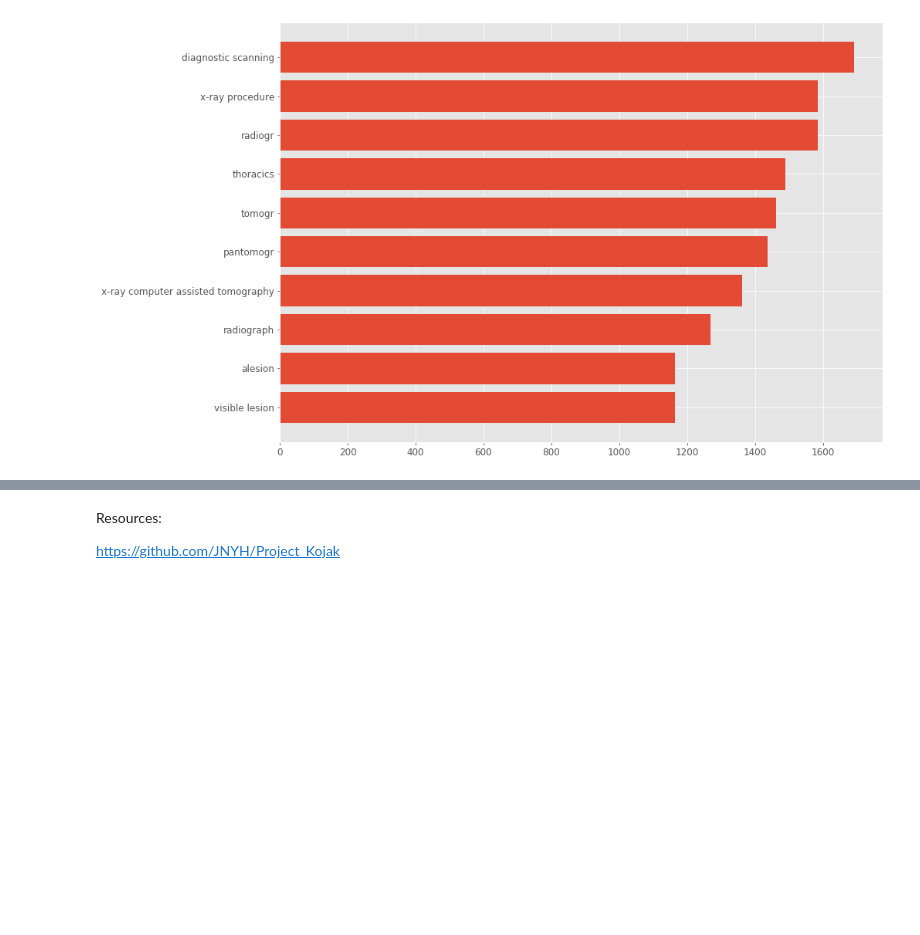
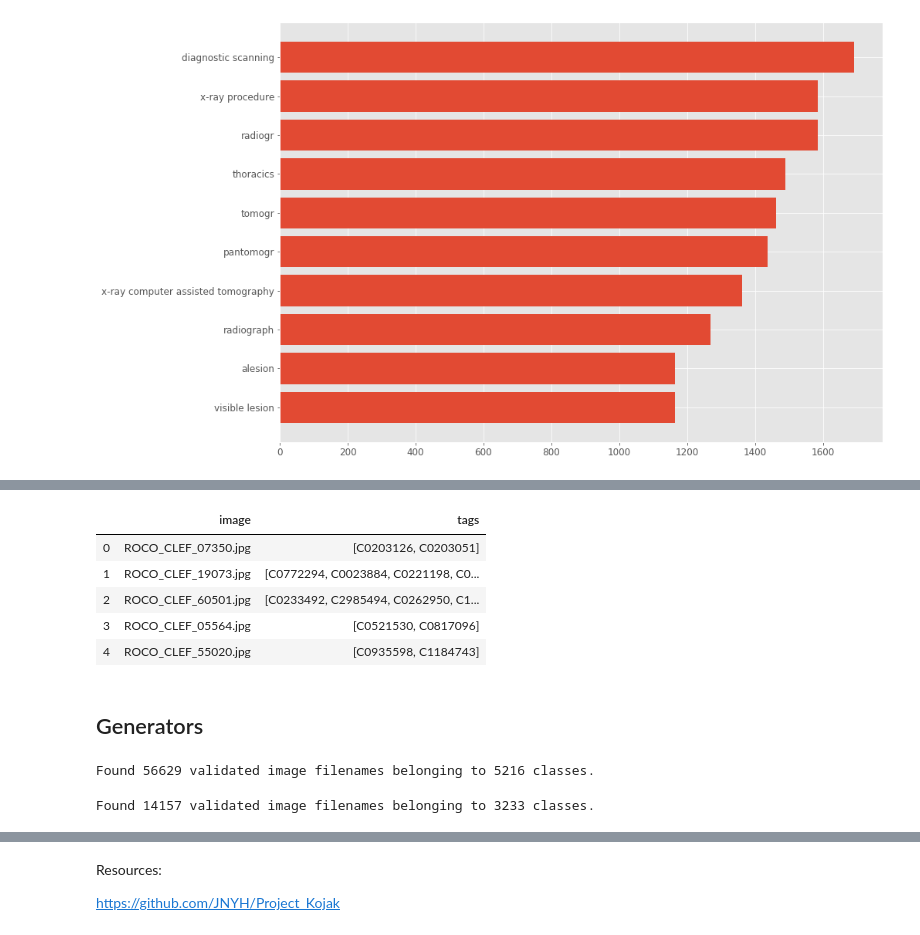
Before and after one commit to ionpetro/ImageCLEF-Medical-Caption-Task-2019, a Jupyter notebook: Image Classifier.ipynb, the cells around one changed output, grey strips where cells are left out. Cells and saved outputs as stored; diff of their text form; code cells hidden in the pictures; blank space fills up the shorter version.

```diff
--- a/Image Classifier.ipynb
+++ b/Image Classifier.ipynb
@@ -244,0 +268,35 @@ _ = plt.barh(reverse.tag_name[:10], width=reverse.tag_count[:10])
+# %%
+train_con_list.head()
+# %% [output]
+|  | image | tags |
+| 0 | ROCO_CLEF_07350.jpg | [C0203126, C0203051] |
+| 1 | ROCO_CLEF_19073.jpg | [C0772294, C0023884, C0221198, C0... |
+| 2 | ROCO_CLEF_60501.jpg | [C0233492, C2985494, C0262950, C1... |
+| 3 | ROCO_CLEF_05564.jpg | [C0521530, C0817096] |
+| 4 | ROCO_CLEF_55020.jpg | [C0935598, C1184743] |
+# %% [markdown]
+## Generators
+# %%
+train_data_gen = train_image_generator.flow_from_dataframe(dataframe=train_con_list,
+                                                           directory=training_set,
+                                                           x_col='image',
+                                                           y_col='tags',
+                                                           batch_size=batch_size,
+                                                           shuffle=True,
+                                                           target_size=(IMG_HEIGHT, IMG_WIDTH),
+                                                           class_mode='categorical',
+                                                           seed=42)
+# %% [output]
+Found 56629 validated image filenames belonging to 5216 classes.
+# %%
+valid_data_gen = validation_image_generator.flow_from_dataframe(dataframe=valid_con_list,
+                                                           directory=validation_set,
+                                                           x_col='image',
+                                                           y_col='tags',
+                                                           batch_size=batch_size,
+                                                           shuffle=True,
+                                                           target_size=(IMG_HEIGHT, IMG_WIDTH),
+                                                           class_mode='categorical',
+                                                           seed=42)
+# %% [output]
+Found 14157 validated image filenames belonging to 3233 classes.
```
Also changed, not shown: parts of 15 cells of this notebook.
